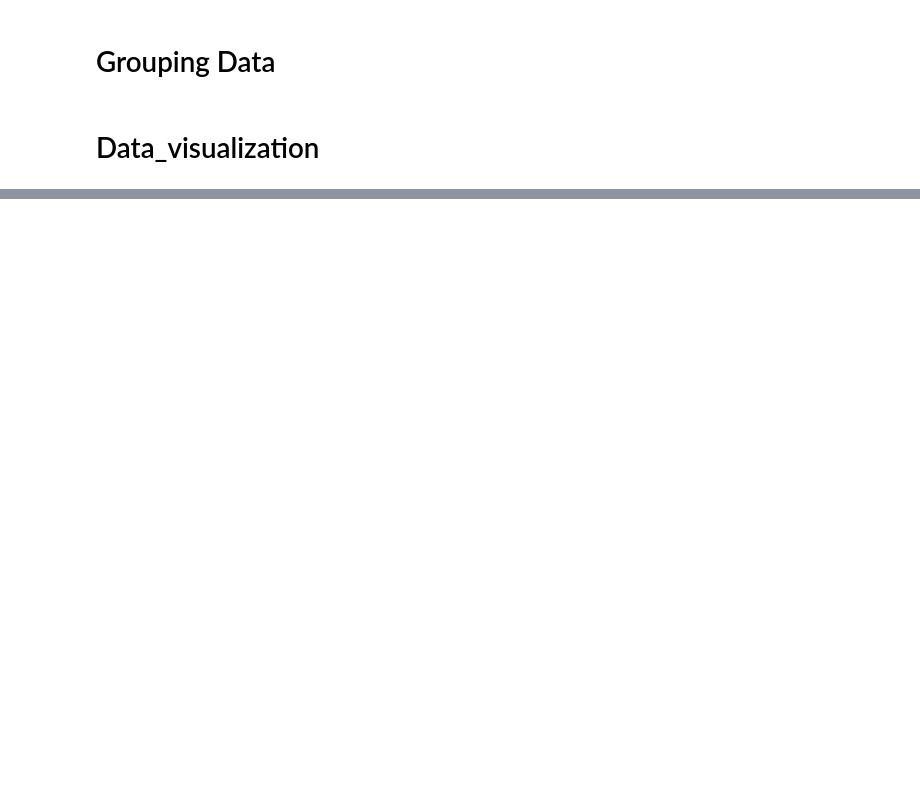
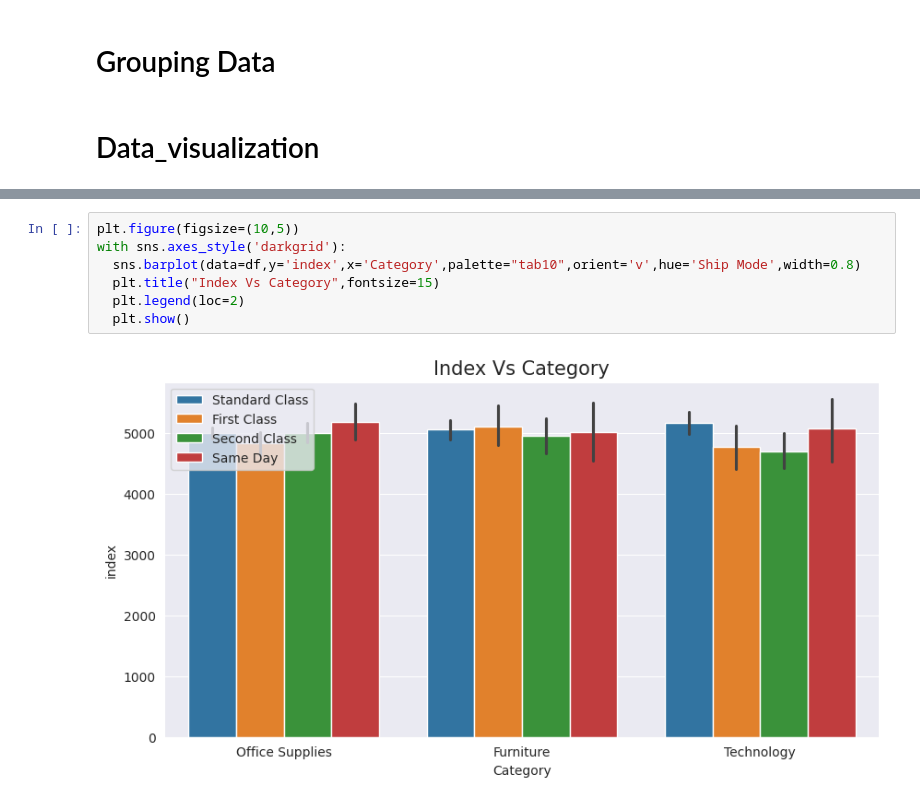
Before and after one commit to Muhammad-Musharraf/Data-Analysis-Project-Using-Python, a Jupyter notebook: Sample_Superstore_.ipynb, the cells around one changed output, grey strips where cells are left out. Saved outputs shown, nothing was run; the diff lists cells and outputs as text; blank space fills up the shorter version.

```diff
--- a/Sample_Superstore_.ipynb
+++ b/Sample_Superstore_.ipynb
@@ -160,0 +420,9 @@ plt.show()
+# %%
+plt.figure(figsize=(10,5))
+with sns.axes_style('darkgrid'):
+  sns.barplot(data=df,y='index',x='Category',palette="tab10",orient='v',hue='Ship Mode',width=0.8)
+  plt.title("Index Vs Category",fontsize=15)
+  plt.legend(loc=2)
+  plt.show()
+# %% [output]
+[figure, added]
```
Also changed, not shown: parts of 61 cells of this notebook.
